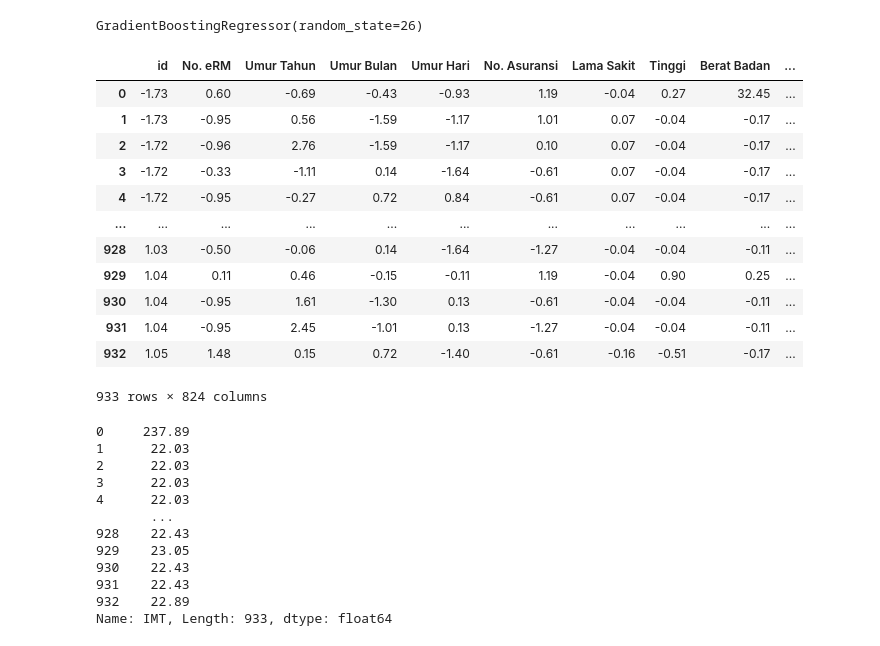
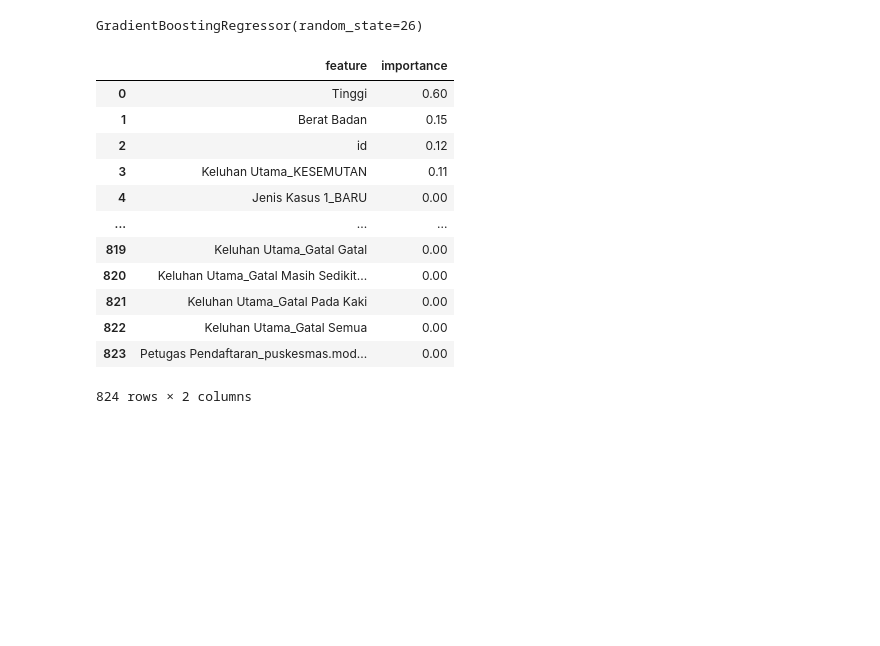
Before and after one commit to ArviandanaR/Playground-2-KOMATIK-UGM, a Jupyter notebook: playground2-fix.ipynb, the cells around one changed output. Drawn from its saved outputs; the diff is of its cells as text; code cells hidden in the pictures; blank space fills up the shorter version.

```diff
--- a/playground2-fix.ipynb
+++ b/playground2-fix.ipynb
@@ -1022,31 +1047,18 @@ submit.to_csv('submission1')
-# %%
-X.drop('IMT', axis = 1)
-# %% [output]
-|  | id | No. eRM | Umur Tahun | Umur Bulan | Umur Hari | No. Asuransi | Lama Sakit | Tinggi | Berat Badan | ... |
-| 0 | -1.73 | 0.60 | -0.69 | -0.43 | -0.93 | 1.19 | -0.04 | 0.27 | 32.45 | ... |
-| 1 | -1.73 | -0.95 | 0.56 | -1.59 | -1.17 | 1.01 | 0.07 | -0.04 | -0.17 | ... |
-| 2 | -1.72 | -0.96 | 2.76 | -1.59 | -1.17 | 0.10 | 0.07 | -0.04 | -0.17 | ... |
-| 3 | -1.72 | -0.33 | -1.11 | 0.14 | -1.64 | -0.61 | 0.07 | -0.04 | -0.17 | ... |
-| 4 | -1.72 | -0.95 | -0.27 | 0.72 | 0.84 | -0.61 | 0.07 | -0.04 | -0.17 | ... |
-| ... | ... | ... | ... | ... | ... | ... | ... | ... | ... | ... |
-| 928 | 1.03 | -0.50 | -0.06 | 0.14 | -1.64 | -1.27 | -0.04 | -0.04 | -0.11 | ... |
-| 929 | 1.04 | 0.11 | 0.46 | -0.15 | -0.11 | 1.19 | -0.04 | 0.90 | 0.25 | ... |
-| 930 | 1.04 | -0.95 | 1.61 | -1.30 | 0.13 | -0.61 | -0.04 | -0.04 | -0.11 | ... |
-| 931 | 1.04 | -0.95 | 2.45 | -1.01 | 0.13 | -1.27 | -0.04 | -0.04 | -0.11 | ... |
-| 932 | 1.05 | 1.48 | 0.15 | 0.72 | -1.40 | -0.61 | -0.16 | -0.51 | -0.17 | ... |
-933 rows × 824 columns
-# %%
-X['IMT']
-# %% [output]
-0     237.89
-1      22.03
-2      22.03
-3      22.03
-4      22.03
-       ...
-928    22.43
-929    23.05
-930    22.43
-931    22.43
-932    22.89
-Name: IMT, Length: 933, dtype: float64
+# %%
+feature_importance = pd.DataFrame({'feature': X_train.columns, 'importance': gbr.feature_importances_})
+feature_importance = feature_importance.sort_values('importance', ascending=False).reset_index(drop=True)
+feature_importance
+# %% [output]
+|  | feature | importance |
+| 0 | Tinggi | 0.60 |
+| 1 | Berat Badan | 0.15 |
+| 2 | id | 0.12 |
+| 3 | Keluhan Utama_KESEMUTAN | 0.11 |
+| 4 | Jenis Kasus 1_BARU | 0.00 |
+| ... | ... | ... |
+| 819 | Keluhan Utama_Gatal Gatal | 0.00 |
+| 820 | Keluhan Utama_Gatal Masih Sedikit... | 0.00 |
+| 821 | Keluhan Utama_Gatal Pada Kaki | 0.00 |
+| 822 | Keluhan Utama_Gatal Semua | 0.00 |
+| 823 | Petugas Pendaftaran_puskesmas.mod... | 0.00 |
+824 rows × 2 columns
```
Also changed, not shown: parts of 17 cells of this notebook.
